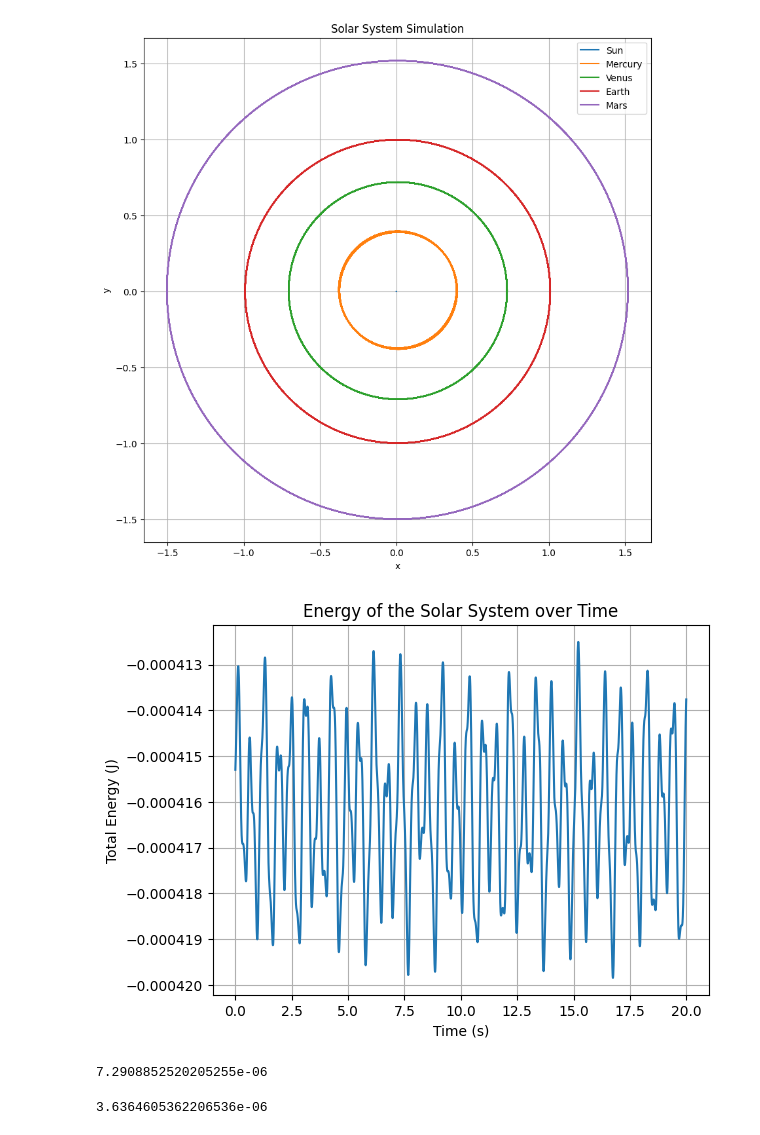
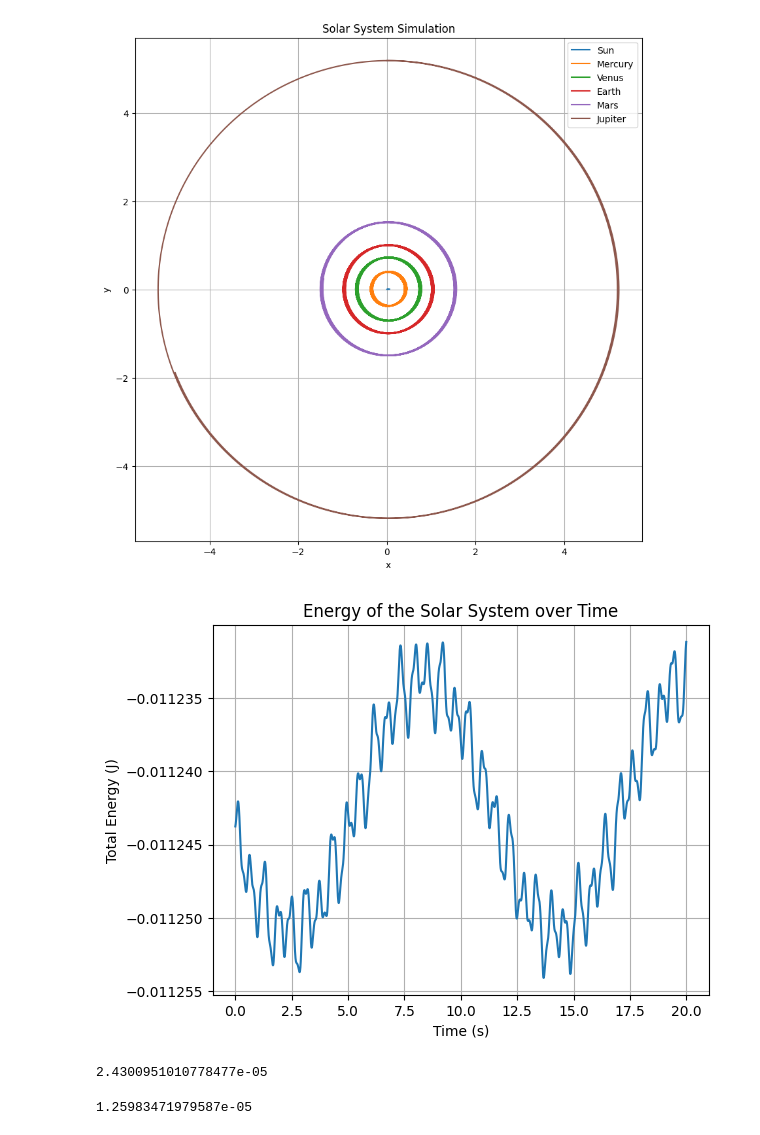
Before and after one commit to AlffonsoMV/PAMSProject, a Jupyter notebook: Code/Hamiltonian/solar_euler.ipynb, the cells around one changed output. Cells and saved outputs as stored; diff of their text form; code cells hidden in the pictures.

```diff
--- a/Code/Hamiltonian/solar_euler.ipynb
+++ b/Code/Hamiltonian/solar_euler.ipynb
@@ -53,35 +53,35 @@ def simulate_symplectic_euler(bodies, T, dt):
     return positions
 
 def plot_simulation(positions):
     plt.figure(figsize=(10, 10))
     for name, pos in positions.items():
         pos = np.array(pos)
         plt.plot(pos[:, 0], pos[:, 1], label=name)
     plt.legend()
     plt.grid(True)
     plt.xlabel("x")
     plt.ylabel("y")
     plt.title("Solar System Simulation")
     plt.show()
 
 # Data from https://nssdc.gsfc.nasa.gov/planetary/factsheet/
 ## Velocity = 2 * pi * r / T (AU / year)
 bodies = [
     CelestialBody("Sun", 1, [0, 0], [0, 0]),
     CelestialBody("Mercury", 1.6505e-7, [0, 0.39], [9.992, 0]),
     CelestialBody("Venus", 2.4335e-06, [0, 0.72], [7.38, 0]),
     CelestialBody("Earth", 2.986e-06, [0, 1], [6.282, 0]),
     CelestialBody("Mars", 3.2085e-07, [0, 1.52], [5.08, 0]),
-    #CelestialBody("Jupiter", 9.495e-04, [0, 5.187], [2.7615, 0]),
+    CelestialBody("Jupiter", 9.495e-04, [0, 5.187], [2.7615, 0]),
     #CelestialBody("Saturn", 5.685e26, [0, 1.43e12], [9.69e3 * 5.685e26, 0]),
     #CelestialBody("Uranus", 8.682e25, [0, 2.87e12], [6.81e3 * 8.682e25, 0]),
     #CelestialBody("Neptune", 1.024e26, [0, 4.50e12], [5.43e3 * 1.024e26, 0]),
 ]
 
 positions = simulate_symplectic_euler(bodies, 20, 1/365)  # 20 years simulation
 plot_simulation(positions)
 # %% [output]
-[figure, old version]
+[figure, new version]
 # %%
 def gravitational_potential_at_point(point, body):
     r = np.linalg.norm(point - body.pos)
@@ -117,7 +117,7 @@ def plot_energy_over_time(bodies, T, dt):
 
 plot_energy_over_time(bodies, 20, 1/365)  # 12 years with 1-day step
 # %% [output]
-[figure, old version]
+[figure, new version]
 # %%
 def get_max_energy_difference(bodies, T, dt):
     times = np.arange(0, T, dt)
@@ -131,7 +131,7 @@ def get_max_energy_difference(bodies, T, dt):
 
 print(get_max_energy_difference(bodies, 20, 1/365))  # 20 years with 1-day step
 # %% [output]
-7.2908852520205255e-06
+2.4300951010778477e-05
 # %%
 # max |energy(X) − mean(energy(X))|
 
@@ -147,4 +147,4 @@ def get_max_energy_difference_to_mean(bodies, T, dt):
 
 print(get_max_energy_difference_to_mean(bodies, 20, 1/365))  # 20 years with 1-day step
 # %% [output]
-3.6364605362206536e-06
+1.25983471979587e-05
```
Also changed, not shown: 28 other files.
